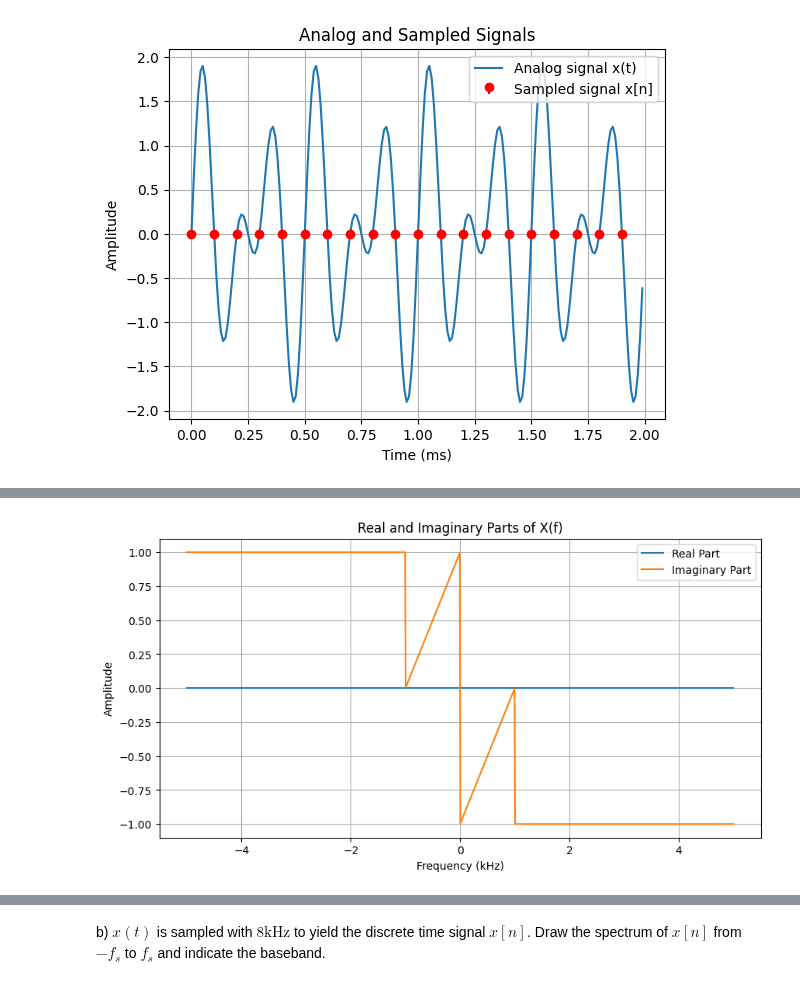
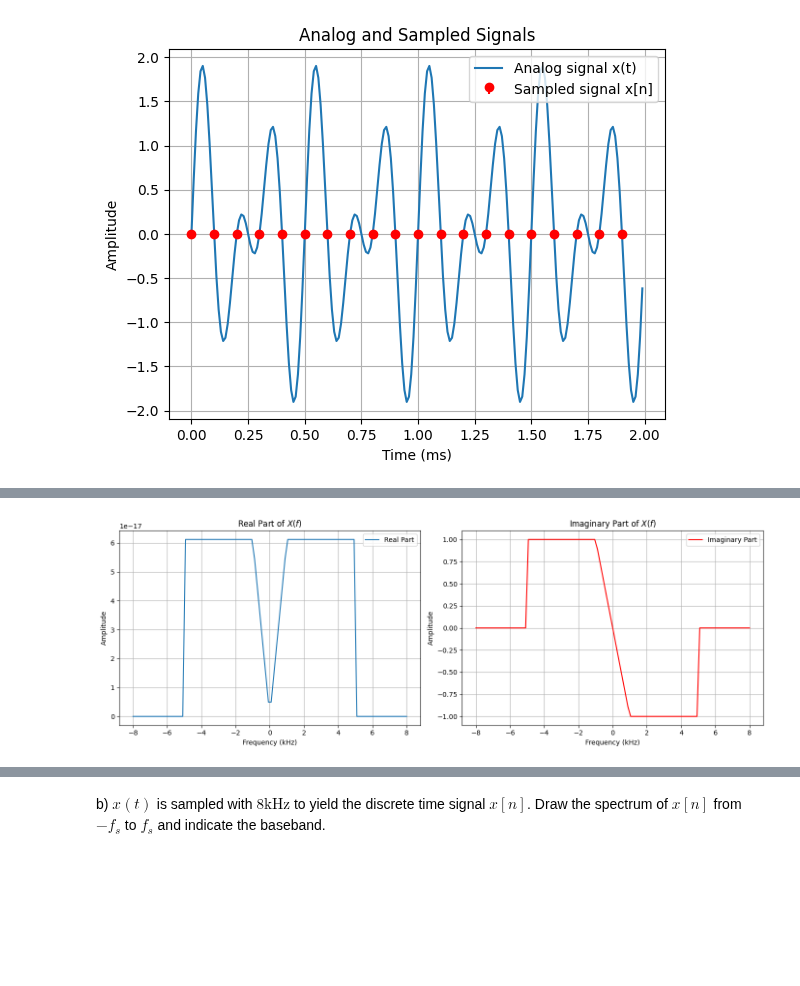
Before and after one commit to wolfram-laube/dsp-ue_grp-22, a Jupyter notebook: Assignment_3/DSP_Assignment_3.ipynb, the cells around one changed output, grey strips where cells are left out. Cells and saved outputs as stored; diff of their text form; code cells hidden in the pictures; blank space fills up the shorter version.

```diff
--- a/Assignment_3/DSP_Assignment_3.ipynb
+++ b/Assignment_3/DSP_Assignment_3.ipynb
@@ -176,35 +217,47 @@ The plot shows the zero real component and the varying imaginary component, refl
 # %%
 import numpy as np
 import matplotlib.pyplot as plt
 
-# Define the frequency range and constants
-f = np.linspace(-5, 5, 1000)  # Frequency range from -5 kHz to 5 kHz
+# Define the constants and the frequency range
 A = 1  # Amplitude
+f = np.linspace(-8, 8, 100)  # Frequency range from -10 kHz to 10 kHz
 
-# Define the magnitude and phase of the spectrum
-magnitude = np.zeros_like(f)
-magnitude[(f >= -5) & (f < -1)] = A
-magnitude[(f > 1) & (f <= 5)] = A
-magnitude[(f >= -1) & (f < 0)] = A * (1 + f[(f >= -1) & (f < 0)])
-magnitude[(f >= 0) & (f <= 1)] = A * (1 - f[(f >= 0) & (f <= 1)])
+# Define |X(f)|
+X_f_abs = np.where((f >= -5) & (f <= -1) | (f >= 1) & (f <= 5), A,
+                   np.where((f >= -1) & (f < 0), -A*f,
+                            np.where((f >= 0) & (f < 1), A*f, 0)))
 
-phase = np.where(f < 0, np.pi/2, -np.pi/2)
-phase = np.where((f < -5) | (f > 5), 0, phase)  # Phase outside range is 0
+# Define phi_x(f)
+phi_x_f = np.where(f < 0, np.pi/2, -np.pi/2)
+phi_x_f = np.where((f < -5) | (f > 5), 0, phi_x_f)
 
 # Calculate the real and imaginary parts
-real_part = magnitude * np.cos(phase)
-imaginary_part = magnitude * np.sin(phase)
+real_part = X_f_abs * np.cos(phi_x_f)
+imaginary_part = X_f_abs * np.sin(phi_x_f)
 
-# Plot the real and imaginary parts
-plt.figure(figsize=(10, 5))
+# Plotting
+plt.figure(figsize=(14, 5))
+
+# Plot Real Part
+plt.subplot(1, 2, 1)
 plt.plot(f, real_part, label='Real Part')
-plt.plot(f, imaginary_part, label='Imaginary Part')
-plt.title('Real and Imaginary Parts of X(f)')
+plt.title('Real Part of $X(f)$')
 plt.xlabel('Frequency (kHz)')
 plt.ylabel('Amplitude')
+plt.grid(True)
 plt.legend()
+
+# Plot Imaginary Part
+plt.subplot(1, 2, 2)
+plt.plot(f, imaginary_part, color='red', label='Imaginary Part')
+plt.title('Imaginary Part of $X(f)$')
+plt.xlabel('Frequency (kHz)')
+plt.ylabel('Amplitude')
 plt.grid(True)
+plt.legend()
+
+plt.tight_layout()
 plt.savefig('fig/ex2_a_plot.png')
 plt.show()
 # %% [output]
-[figure, old version]
+[figure, new version]
```
Also changed, not shown: parts of 12 cells of this notebook, 5 other files.
